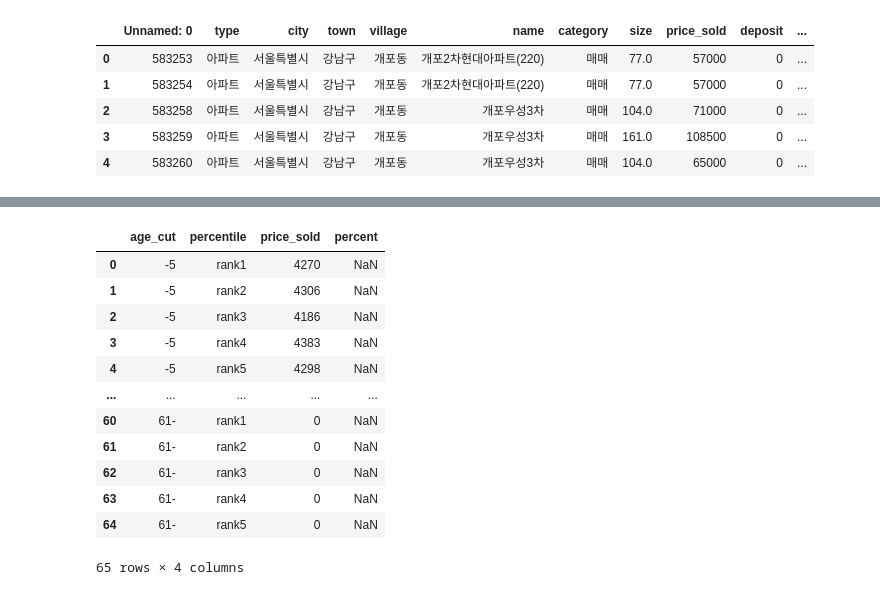
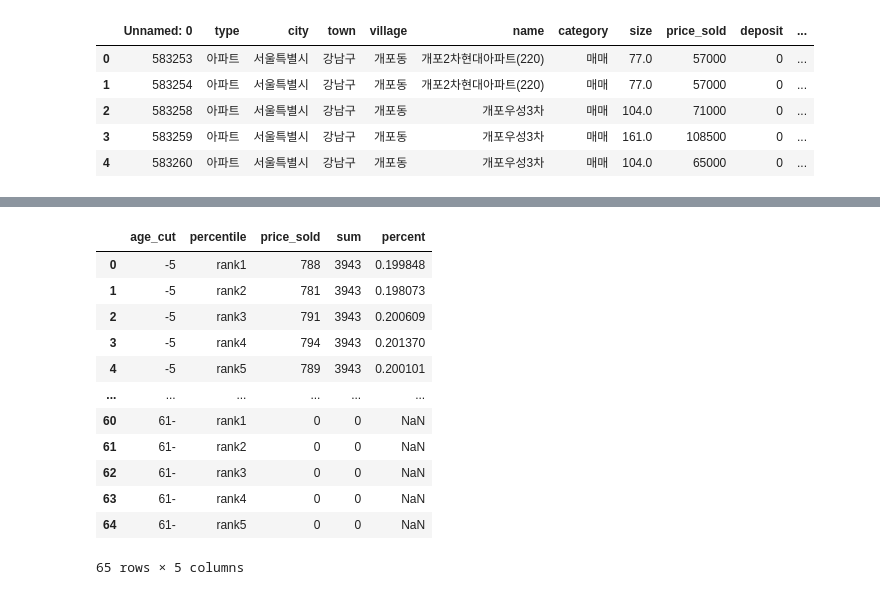
Before and after one commit to cindychoi0317/pandas, a Jupyter notebook: notebook/200904 apt_transaction.ipynb, the cells around one changed output, grey strips where cells are left out. Cells and saved outputs as stored; diff of their text form; code cells hidden in the pictures.

```diff
--- a/notebook/200904 apt_transaction.ipynb
+++ b/notebook/200904 apt_transaction.ipynb
@@ -37,7 +37,7 @@ Data columns (total 18 columns):
 dtypes: float64(3), int64(7), object(8)
 memory usage: 348.1+ MB
 # %%
-sell = apt[(apt['category'] == '매매') & (apt['type'] == '아파트')]
+sell = apt[(apt['category'] == '매매') & (apt['type'] == '아파트') & (apt['yy'] == 2020)]
 sell
 # %% [output]
 |  | Unnamed: 0 | type | city | town | village | name | category | size | price_sold | deposit | ... |
@@ -133,6 +133,10 @@ sell['q20'] = sell.groupby(['age_cut'])['price_sold'].transform(lambda x: x.quan
 sell['q40'] = sell.groupby(['age_cut'])['price_sold'].transform(lambda x: x.quantile(q=0.40, interpolation='nearest'))
 sell['q60'] = sell.groupby(['age_cut'])['price_sold'].transform(lambda x: x.quantile(q=0.60, interpolation='nearest'))
 sell['q80'] = sell.groupby(['age_cut'])['price_sold'].transform(lambda x: x.quantile(q=0.80, interpolation='nearest'))
+sell['med'] = sell.groupby(['age_cut'])['price_sold'].transform(lambda x: x.median())
+sell['mean'] = sell.groupby(['age_cut'])['price_sold'].transform(lambda x: x.mean())
+sell['min'] = sell.groupby(['age_cut'])['price_sold'].transform(lambda x: x.min())
+sell['max'] = sell.groupby(['age_cut'])['price_sold'].transform(lambda x: x.max())
 sell
 # %% [output]
 A value is trying to be set on a copy of a slice from a DataFrame.
@@ -237 +253,4 @@ age_cut_percentile['price_sold'].astype(float)
 Name: price_sold, Length: 65, dtype: float64
+# %%
+age_cut_percentile['sum'] = age_cut_percentile.groupby(['age_cut'])['price_sold'].transform(lambda x: x.sum())
+age_cut_percentile
@@ -238,17 +271,17 @@ Name: price_sold, Length: 65, dtype: float64
 # %%
-age_cut_percentile['percent'] = age_cut_percentile['price_sold'] / (age_cut_percentile.groupby(['age_cut'])['price_sold'].sum()).astype(float)
+age_cut_percentile['percent'] = age_cut_percentile['price_sold'] / age_cut_percentile['sum']
 age_cut_percentile
 # %% [output]
-|  | age_cut | percentile | price_sold | percent |
-| 0 | -5 | rank1 | 4270 | NaN |
-| 1 | -5 | rank2 | 4306 | NaN |
-| 2 | -5 | rank3 | 4186 | NaN |
-| 3 | -5 | rank4 | 4383 | NaN |
-| 4 | -5 | rank5 | 4298 | NaN |
-| ... | ... | ... | ... | ... |
-| 60 | 61- | rank1 | 0 | NaN |
-| 61 | 61- | rank2 | 0 | NaN |
-| 62 | 61- | rank3 | 0 | NaN |
-| 63 | 61- | rank4 | 0 | NaN |
-| 64 | 61- | rank5 | 0 | NaN |
+|  | age_cut | percentile | price_sold | sum | percent |
+| 0 | -5 | rank1 | 788 | 3943 | 0.199848 |
+| 1 | -5 | rank2 | 781 | 3943 | 0.198073 |
+| 2 | -5 | rank3 | 791 | 3943 | 0.200609 |
+| 3 | -5 | rank4 | 794 | 3943 | 0.201370 |
+| 4 | -5 | rank5 | 789 | 3943 | 0.200101 |
+| ... | ... | ... | ... | ... | ... |
+| 60 | 61- | rank1 | 0 | 0 | NaN |
+| 61 | 61- | rank2 | 0 | 0 | NaN |
+| 62 | 61- | rank3 | 0 | 0 | NaN |
+| 63 | 61- | rank4 | 0 | 0 | NaN |
+| 64 | 61- | rank5 | 0 | 0 | NaN |
-65 rows × 4 columns
+65 rows × 5 columns
```
Also changed, not shown: parts of 24 cells of this notebook, 11 other files.
